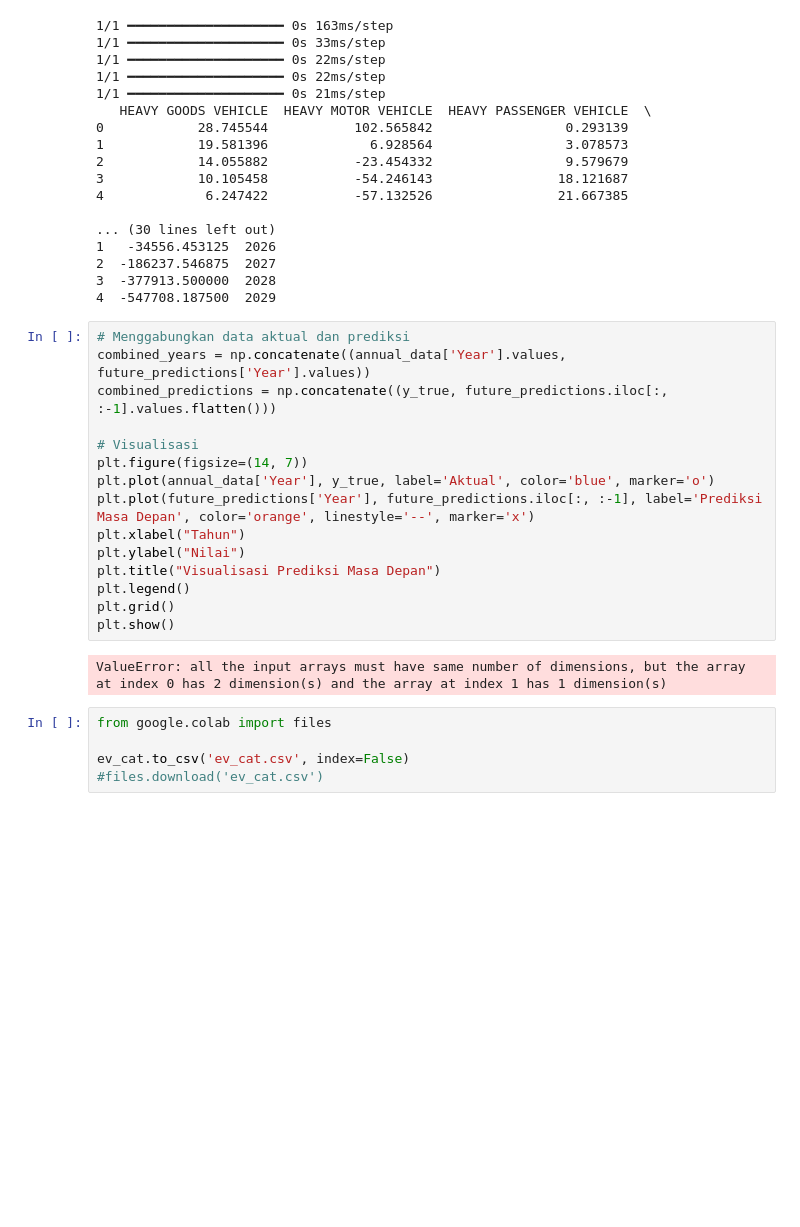
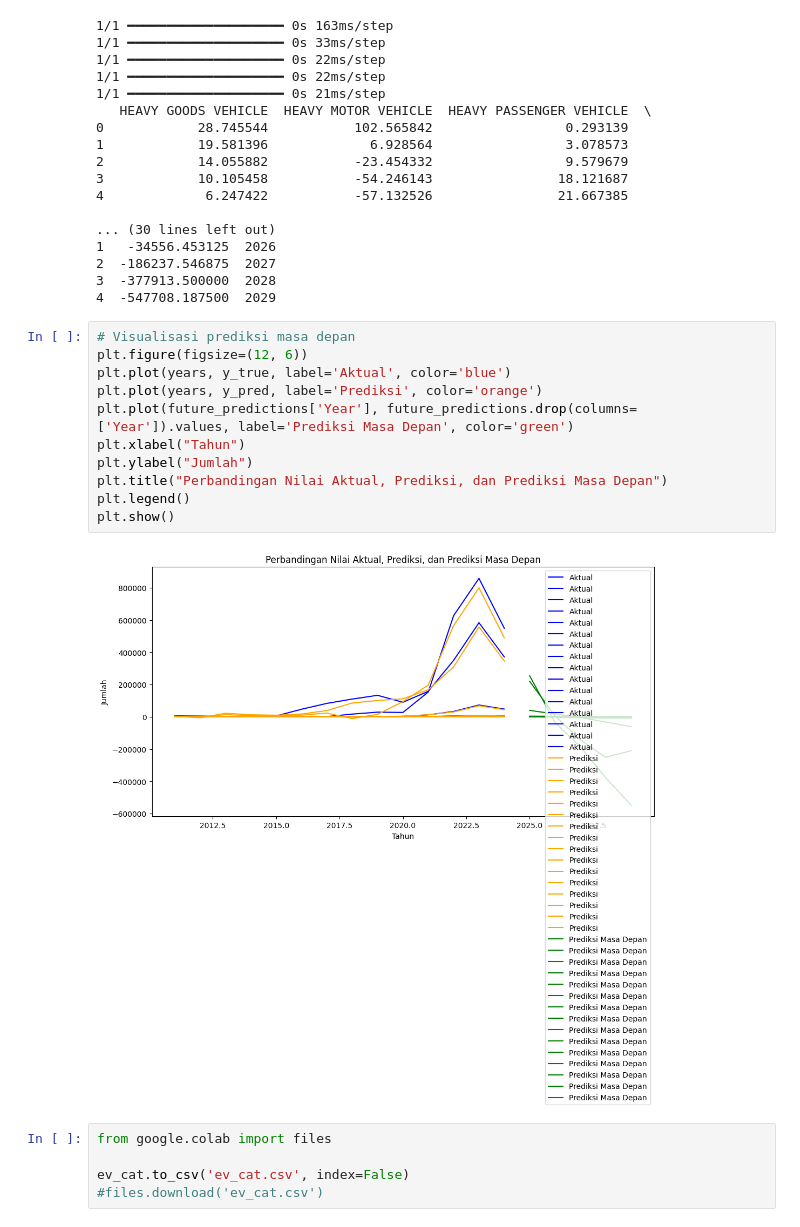
Before and after one commit to dietadestina/PA_EVCast, a Jupyter notebook: data_ev_cat.ipynb, the cells around one changed output. Cells and saved outputs as stored; diff of their text form; blank space fills up the shorter version.

```diff
--- a/data_ev_cat.ipynb
+++ b/data_ev_cat.ipynb
@@ -262,22 +262,18 @@ print(future_predictions)
 3  -377913.500000  2028
 4  -547708.187500  2029
 # %%
-# Menggabungkan data aktual dan prediksi
-combined_years = np.concatenate((annual_data['Year'].values, future_predictions['Year'].values))
-combined_predictions = np.concatenate((y_true, future_predictions.iloc[:, :-1].values.flatten()))
-
-# Visualisasi
-plt.figure(figsize=(14, 7))
-plt.plot(annual_data['Year'], y_true, label='Aktual', color='blue', marker='o')
-plt.plot(future_predictions['Year'], future_predictions.iloc[:, :-1], label='Prediksi Masa Depan', color='orange', linestyle='--', marker='x')
+# Visualisasi prediksi masa depan
+plt.figure(figsize=(12, 6))
+plt.plot(years, y_true, label='Aktual', color='blue')
+plt.plot(years, y_pred, label='Prediksi', color='orange')
+plt.plot(future_predictions['Year'], future_predictions.drop(columns=['Year']).values, label='Prediksi Masa Depan', color='green')
 plt.xlabel("Tahun")
-plt.ylabel("Nilai")
-plt.title("Visualisasi Prediksi Masa Depan")
+plt.ylabel("Jumlah")
+plt.title("Perbandingan Nilai Aktual, Prediksi, dan Prediksi Masa Depan")
 plt.legend()
-plt.grid()
 plt.show()
 # %% [output]
-ValueError: all the input arrays must have same number of dimensions, but the array at index 0 has 2 dimension(s) and the array at index 1 has 1 dimension(s)
+[figure, added]
 # %%
 from google.colab import files
 
```
